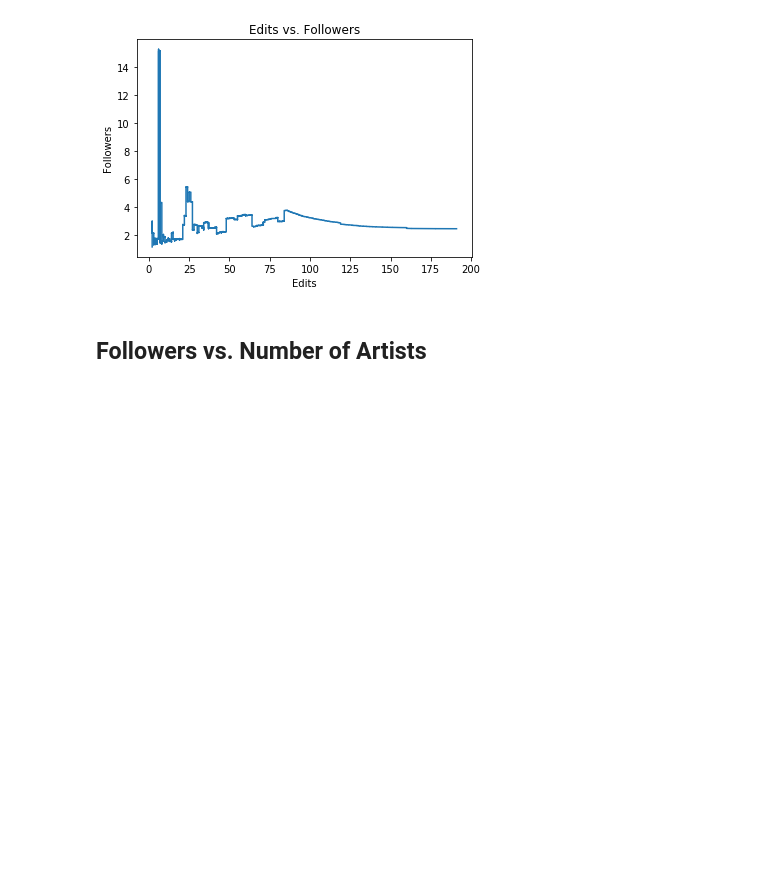
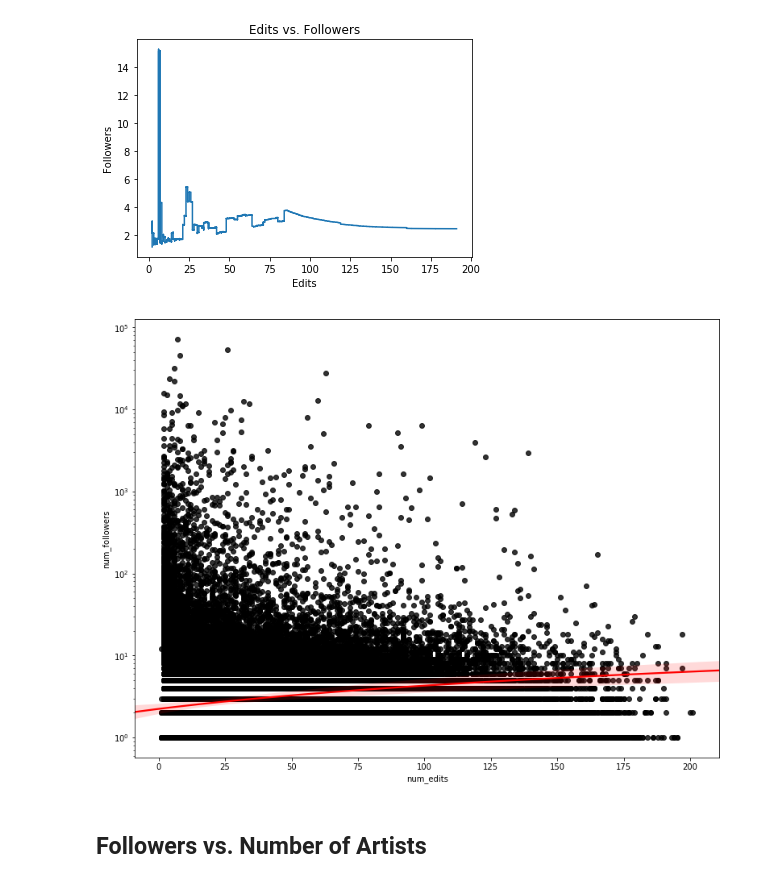
Before and after one commit to adamkhazi/one-million-playlists, a Jupyter notebook: exploration/basic.ipynb, the cells around one changed output. Drawn from its saved outputs; the diff is of its cells as text; code cells hidden in the pictures; blank space fills up the shorter version.

```diff
--- a/exploration/basic.ipynb
+++ b/exploration/basic.ipynb
@@ -592,6 +673,11 @@ plt.ylabel('Followers')
 plt.show()
 # %% [output]
 [figure]
+# %%
+ax = sns.regplot(x="num_edits", y="num_followers", data=playlistDataDF, scatter_kws={"color": "black"}, line_kws={"color": "red"})
+ax.set_yscale('log')
+# %% [output]
+[figure, added]
 # %% [markdown]
 ## Followers vs. Number of Artists
 # %%
```
Also changed, not shown: parts of 11 cells of this notebook.
